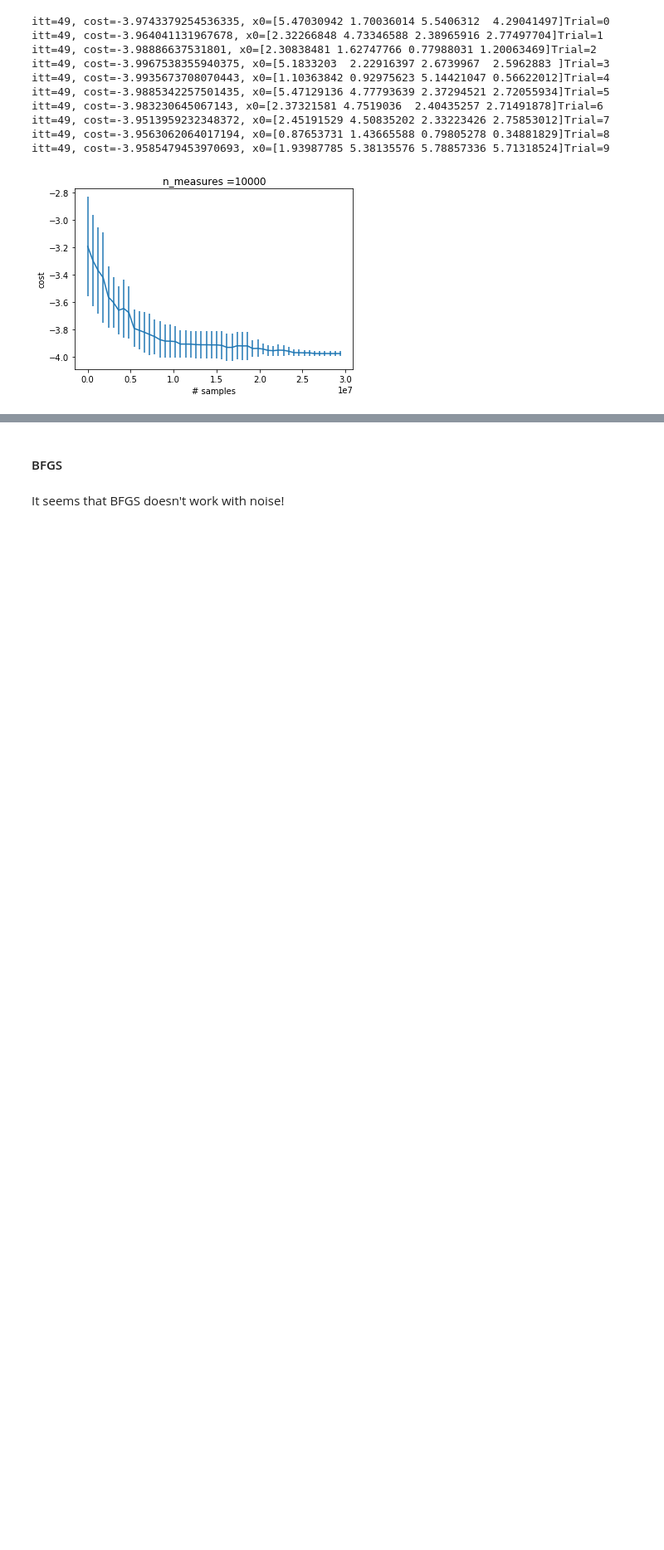
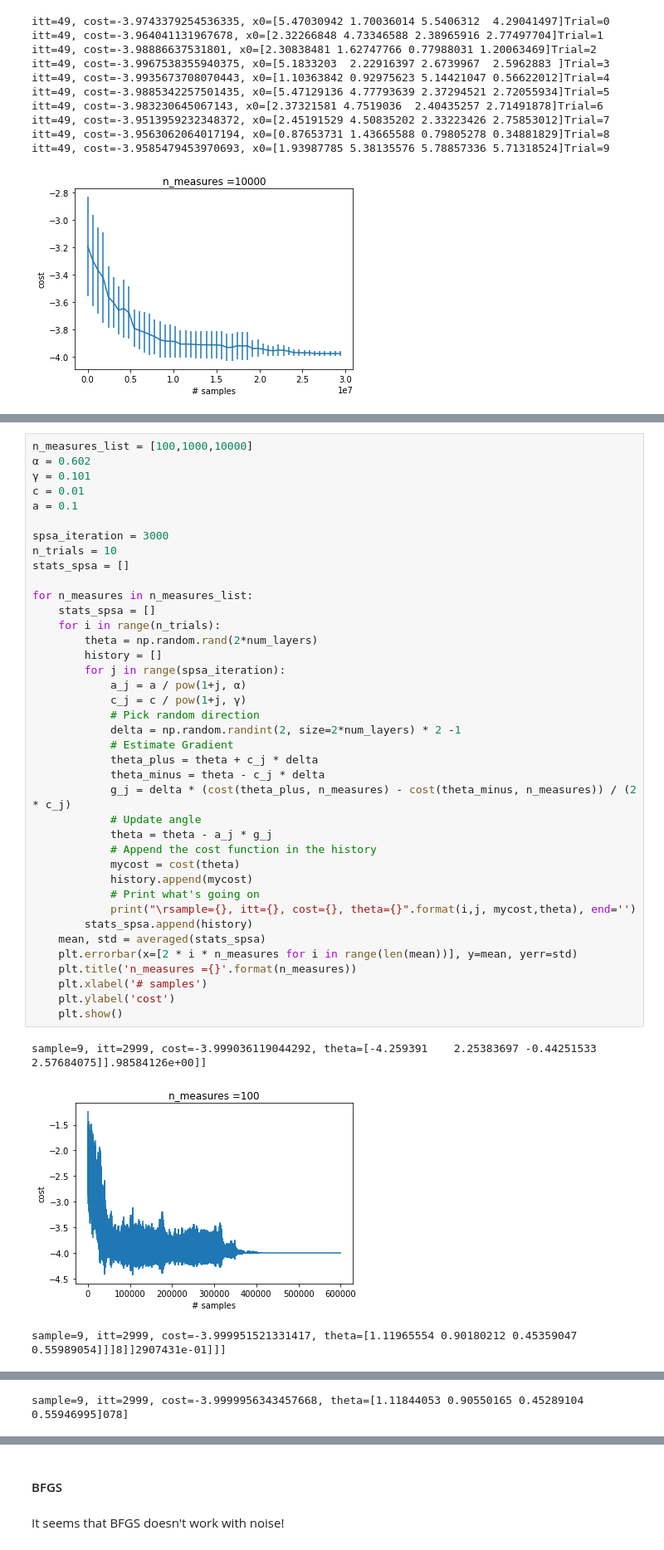
Before and after one commit to ikim-quantum/optimization_sparse, a Jupyter notebook: MaxCut_Isaac.ipynb, the cells around one changed output, grey strips where cells are left out. Shown: that part at 83% size. Saved outputs shown, nothing was run; the diff lists cells and outputs as text; blank space fills up the shorter version.

Commit message:
Added spsa

```diff
--- a/MaxCut_Isaac.ipynb
+++ b/MaxCut_Isaac.ipynb
@@ -383,0 +388,43 @@ itt=49, cost=-3.9585479453970693, x0=[1.93987785 5.38135576 5.78857336 5.7131852
+# %%
+n_measures_list = [100,1000,10000]
+α = 0.602
+γ = 0.101
+c = 0.01
+a = 0.1
+
+spsa_iteration = 3000
+n_trials = 10
+stats_spsa = []
+
+for n_measures in n_measures_list:
+    stats_spsa = []
+    for i in range(n_trials):
+        theta = np.random.rand(2*num_layers)
+        history = []
+        for j in range(spsa_iteration):
+            a_j = a / pow(1+j, α)
+            c_j = c / pow(1+j, γ)
+            # Pick random direction
+            delta = np.random.randint(2, size=2*num_layers) * 2 -1
+            # Estimate Gradient
+            theta_plus = theta + c_j * delta
+            theta_minus = theta - c_j * delta
+            g_j = delta * (cost(theta_plus, n_measures) - cost(theta_minus, n_measures)) / (2 * c_j)
+            # Update angle
+            theta = theta - a_j * g_j
+            # Append the cost function in the history
+            mycost = cost(theta)
+            history.append(mycost)
+            # Print what's going on
+            print("\rsample={}, itt={}, cost={}, theta={}".format(i,j, mycost,theta), end='')
+        stats_spsa.append(history)
+    mean, std = averaged(stats_spsa)
+    plt.errorbar(x=[2 * i * n_measures for i in range(len(mean))], y=mean, yerr=std)
+    plt.title('n_measures ={}'.format(n_measures))
+    plt.xlabel('# samples')
+    plt.ylabel('cost')
+    plt.show()
+# %% [output]
+sample=9, itt=2999, cost=-3.999036119044292, theta=[-4.259391    2.25383697 -0.44251533  2.57684075]].98584126e+00]]
+[figure, added]
+sample=9, itt=2999, cost=-3.999951521331417, theta=[1.11965554 0.90180212 0.45359047 0.55989054]]]8]]2907431e-01]]]
@@ -383,0 +432 @@ itt=49, cost=-3.9585479453970693, x0=[1.93987785 5.38135576 5.78857336 5.7131852
+sample=9, itt=2999, cost=-3.9999956343457668, theta=[1.11844053 0.90550165 0.45289104 0.55946995]078]
```
Also changed, not shown: parts of 4 cells of this notebook.
